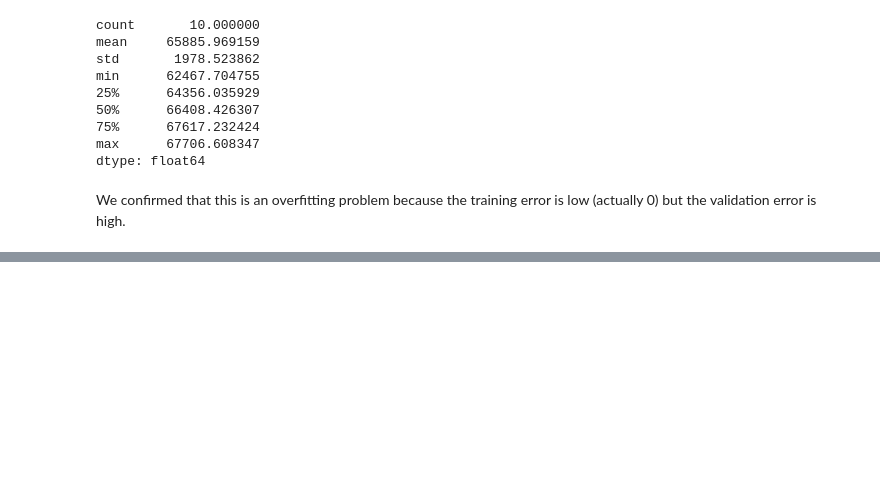
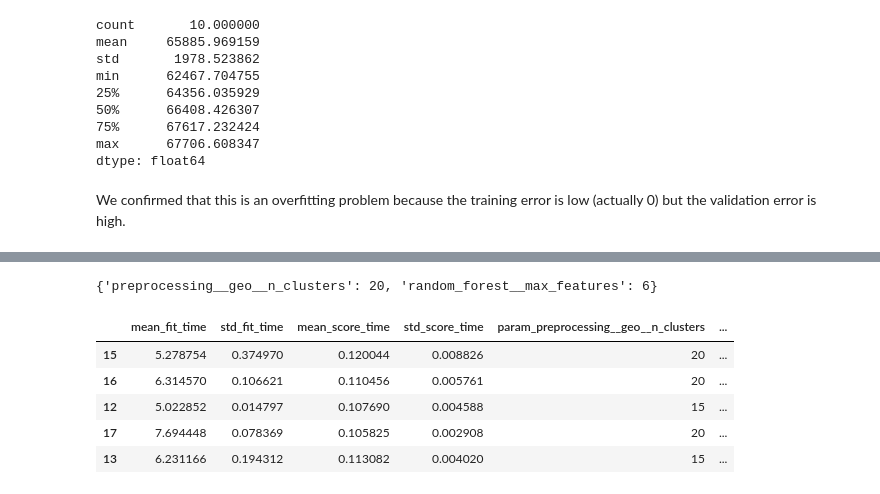
Before and after one commit to paulcarvalho/CA-housing-prices-ML, a Jupyter notebook: ca_housing_prices.ipynb, the cells around one changed output, grey strips where cells are left out. Saved outputs shown, nothing was run; the diff lists cells and outputs as text; code cells hidden in the pictures; blank space fills up the shorter version.

```diff
--- a/ca_housing_prices.ipynb
+++ b/ca_housing_prices.ipynb
@@ -589,3 +575,13 @@ max      67706.608347
 dtype: float64
 # %% [markdown]
 We confirmed that this is an overfitting problem because the training error is low (actually 0) but the validation error is high.
+# %%
+# Random forest model
+from sklearn.ensemble import RandomForestRegressor
+
+forest_reg = make_pipeline(preprocessing,
+                           RandomForestRegressor(random_state=42))
+forest_rmses = -cross_val_score(forest_reg,
+                                housing,
+                                housing_labels,
+                                scoring = "neg_root_mean_squared_error", cv=10)
@@ -591,0 +600,2 @@ We confirmed that this is an overfitting problem because the training error is l
+# %%
+forest_reg.fit(housing, housing_labels)
@@ -591,0 +633,20 @@ We confirmed that this is an overfitting problem because the training error is l
+# %%
+# Grid search
+from sklearn.model_selection import GridSearchCV
+
+full_pipeline = Pipeline([
+    ("preprocessing", preprocessing),
+    ("random_forest", RandomForestRegressor(random_state=42)),
+])
+# %%
+param_grid = [
+    {'preprocessing__geo__n_clusters': [5, 8, 10],
+     'random_forest__max_features': [4, 6, 8]},
+    {'preprocessing__geo__n_clusters': [10, 15, 20],
+     'random_forest__max_features': [6, 8, 10]},
+]
+
+grid_search = GridSearchCV(full_pipeline, param_grid, cv=3,
+                           scoring='neg_root_mean_squared_error')
+
+grid_search.fit(housing, housing_labels)
@@ -591,0 +673,15 @@ We confirmed that this is an overfitting problem because the training error is l
+# %%
+grid_search.best_params_
+# %% [output]
+{'preprocessing__geo__n_clusters': 20, 'random_forest__max_features': 6}
+# %%
+cv_res = pd.DataFrame(grid_search.cv_results_)
+cv_res.sort_values(by="mean_test_score", ascending=False, inplace=True)
+cv_res.head()
+# %% [output]
+|  | mean_fit_time | std_fit_time | mean_score_time | std_score_time | param_preprocessing__geo__n_clusters | ... |
+| 15 | 5.278754 | 0.374970 | 0.120044 | 0.008826 | 20 | ... |
+| 16 | 6.314570 | 0.106621 | 0.110456 | 0.005761 | 20 | ... |
+| 12 | 5.022852 | 0.014797 | 0.107690 | 0.004588 | 15 | ... |
+| 17 | 7.694448 | 0.078369 | 0.105825 | 0.002908 | 20 | ... |
+| 13 | 6.231166 | 0.194312 | 0.113082 | 0.004020 | 15 | ... |
```
Also changed, not shown: parts of 14 cells of this notebook.
